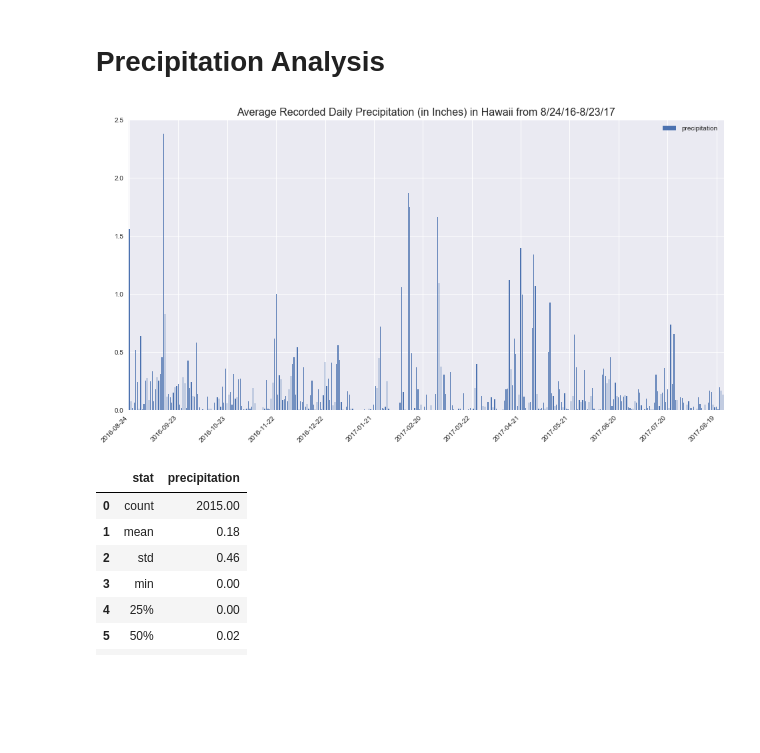
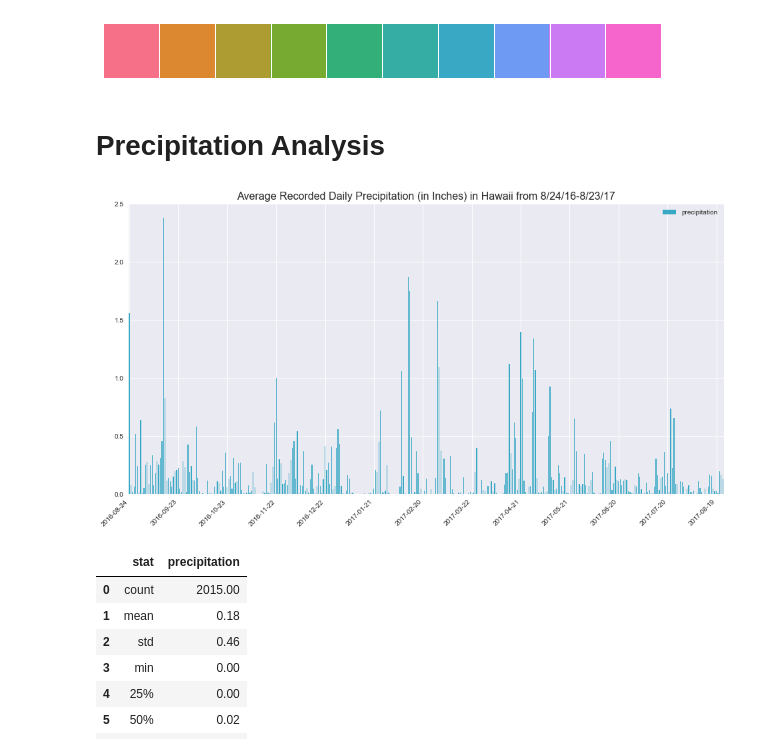
Before and after one commit to hmlanden/SurfyAPY, a Jupyter notebook: climate_analysis.ipynb, the cells around one changed output. Drawn from its saved outputs; the diff is of its cells as text; code cells hidden in the pictures; blank space fills up the shorter version.

Commit message:
complete temp histogram and standardize color palette

```diff
--- a/climate_analysis.ipynb
+++ b/climate_analysis.ipynb
@@ -29,5 +29,30 @@ Measurement = Base.classes.measurements
 # set up session
 from sqlalchemy.orm import Session
 session = Session(engine)
+# %%
+# ----------------------------------------------------------------------
+# Step 4: Set overall chart appearances
+# ----------------------------------------------------------------------
+# set chart style
+palette = sns.husl_palette(10)
+sns.set(style="darkgrid", palette=palette)
+
+# create dictionary with all color values
+hex_codes = palette.as_hex()
+palette_dict = {'light coral':hex_codes[0],
+                'orange':hex_codes[1],
+                'goldenrod':hex_codes[2],
+                'olive green':hex_codes[3],
+                'emerald':hex_codes[4],
+                'teal':hex_codes[5],
+                'cerulean':hex_codes[6],
+                'steel blue':hex_codes[7],
+                'lilac':hex_codes[8],
+                'pink':hex_codes[9]}
+
+# show color palette
+sns.palplot(palette)
+# %% [output]
+[figure, added]
 # %%
 # ----------------------------------------------------------------------
@@ -51,22 +76,21 @@ query = f'SELECT date, precipitation FROM measurements WHERE date > "{last_year_
 last_year_prec_df = pd.read_sql(query, engine)
 # %%
 # set style
-sns.set()
 plt.rcParams["figure.figsize"] = [16,8]
 
 # plot the dataframe
 last_year_grouped_df = last_year_prec_df.groupby('date').mean().reset_index()
-last_year_grouped_df.plot.bar()
+last_year_grouped_df.plot.bar(color=palette_dict['cerulean'])
 plt.title('Average Recorded Daily Precipitation (in Inches) in Hawaii from 8/24/16-8/23/17',
           size=16)
 
 # set proper labels
 plt.xticks([x*30 for x in np.arange(13)],
            [list(last_year_grouped_df['date'])[x*30] for x in np.arange(13)],
            rotation=45, horizontalalignment='right')
 plt.show()
 # %% [output]
-[figure, old version]
+[figure, new version]
 # %%
 # display summary statistics
 summary_stats_df = (last_year_prec_df.describe().reset_index().
```
Also changed, not shown: parts of 8 cells of this notebook.
